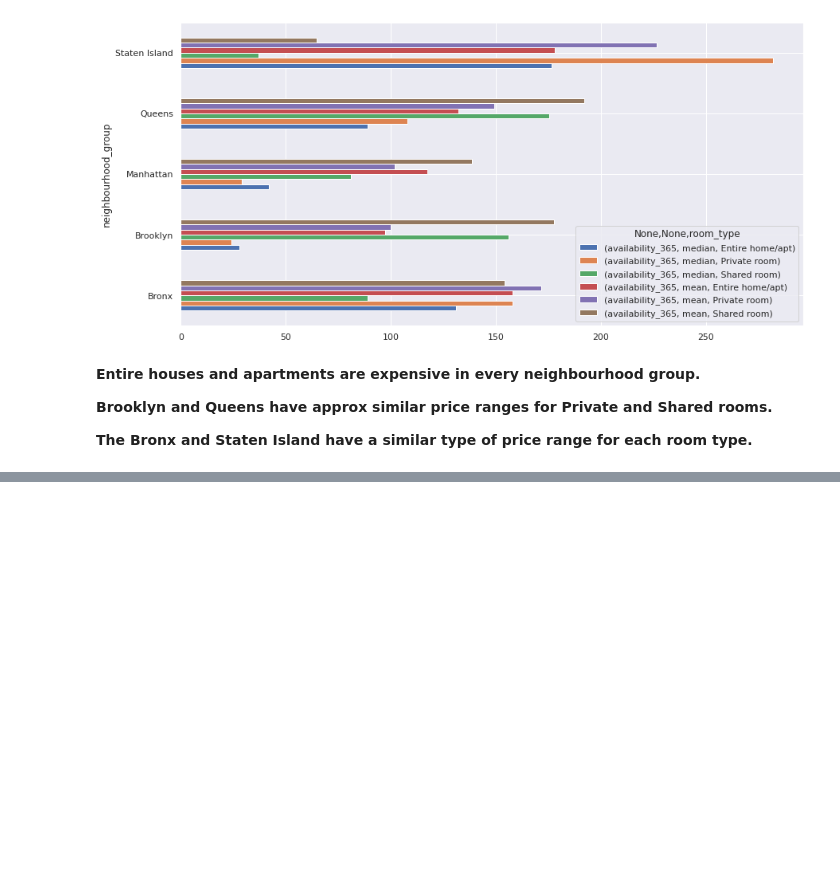
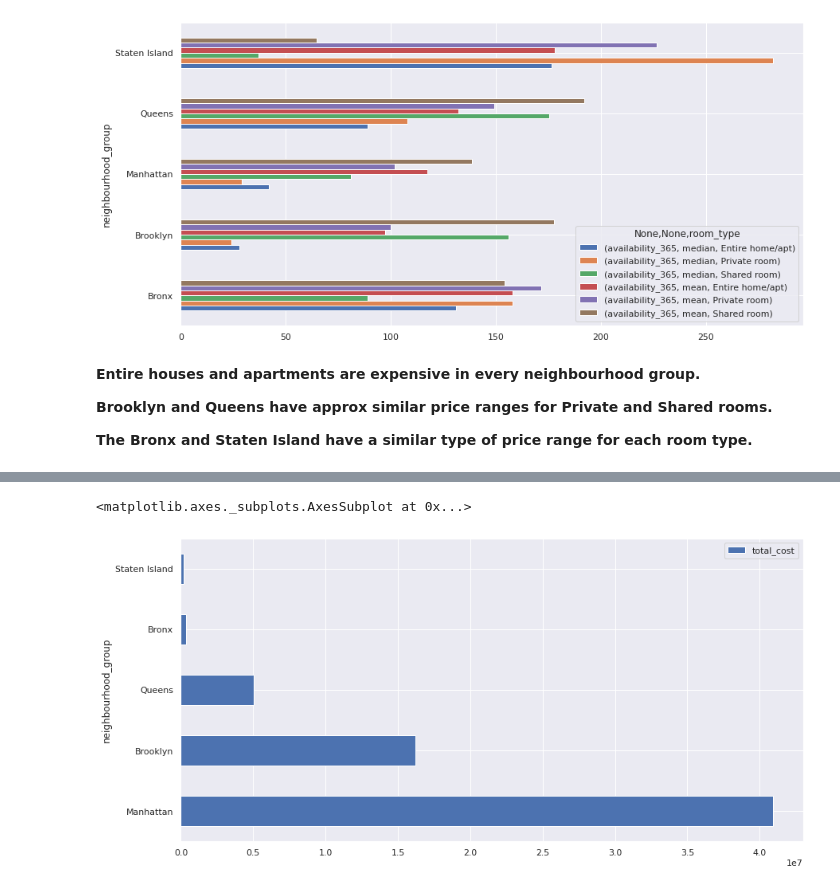
Before and after one commit to ShuklaRajni/Airbnb-Booking-Analysis, a Jupyter notebook: Airbnb_Booking_Analysis.ipynb, the cells around one changed output, grey strips where cells are left out. Saved outputs shown, nothing was run; the diff lists cells and outputs as text; code cells hidden in the pictures; blank space fills up the shorter version.

```diff
--- a/Airbnb_Booking_Analysis.ipynb
+++ b/Airbnb_Booking_Analysis.ipynb
@@ -566,0 +569,3 @@ df.groupby(['room_type','neighbourhood_group']).agg({'availability_365':['median
+# %%
+df['total_cost'] = df['price']  * df['minimum_nights']
+df.groupby(['host_id']).sum('total_cost').sort_values(by = 'total_cost',ascending=False).head(5)
@@ -566,0 +590,6 @@ df.groupby(['room_type','neighbourhood_group']).agg({'availability_365':['median
+# %%
+#which neighbourhood_group can make most money
+df[['neighbourhood_group','total_cost']].groupby(['neighbourhood_group']).sum('total_cost').sort_values(by = 'total_cost',ascending=False).head(5).plot(kind = 'barh')
+# %% [output]
+<matplotlib.axes._subplots.AxesSubplot at 0x...>
+[figure, added]
```
Also changed, not shown: parts of 10 cells of this notebook.
